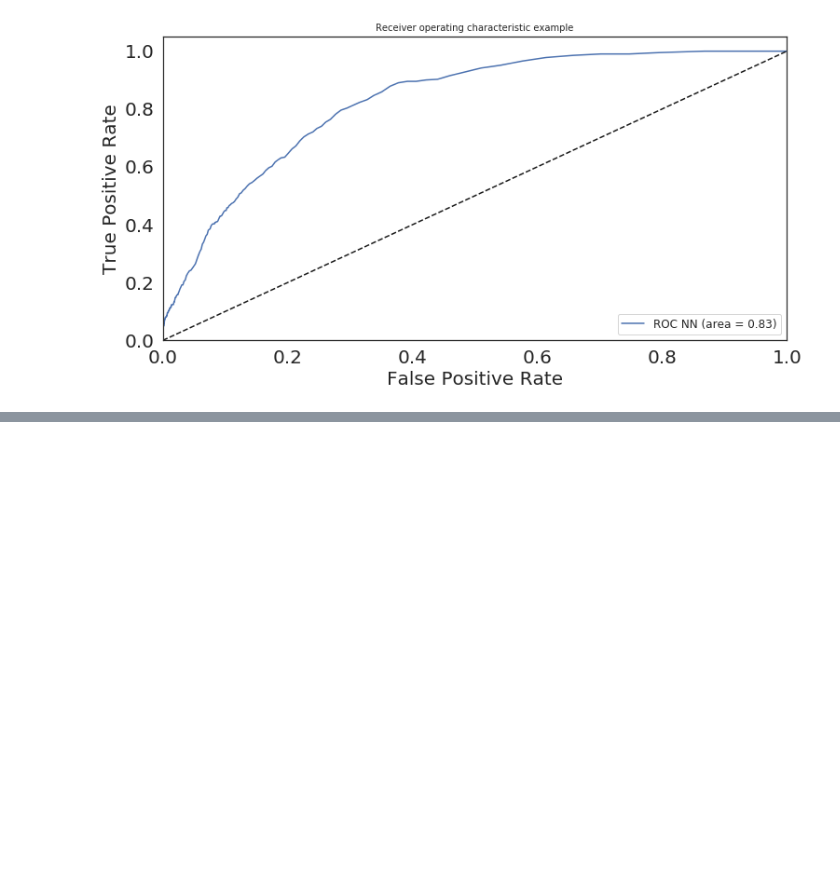
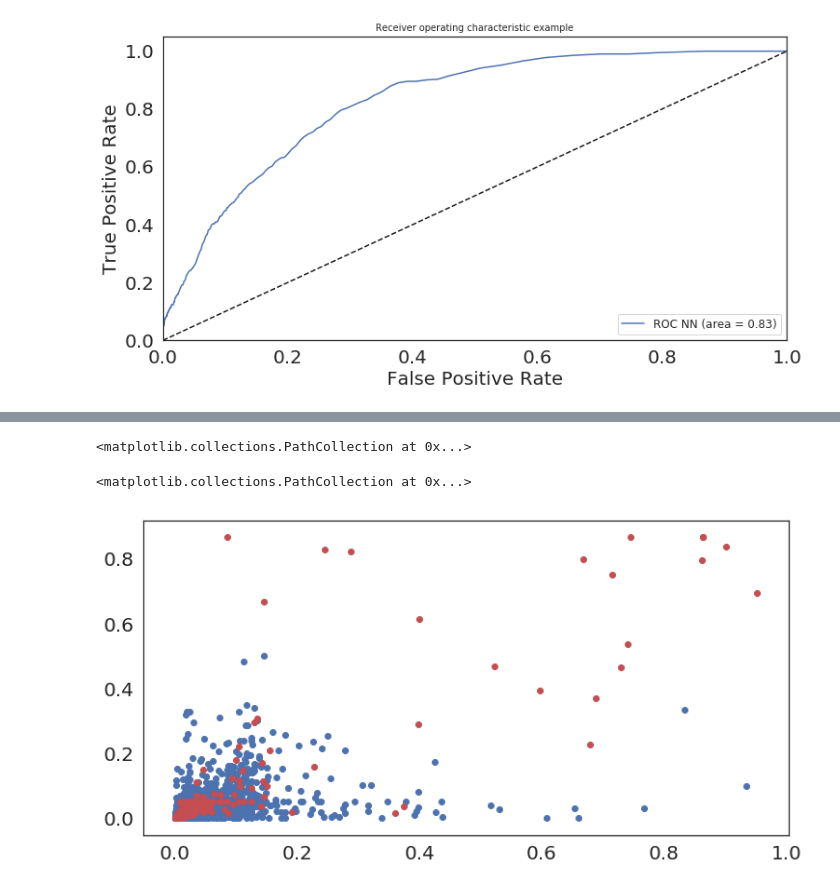
Before and after one commit to abraham314/glmcrd, a Jupyter notebook: mlp-Copy1.ipynb, the cells around one changed output, grey strips where cells are left out. Saved outputs shown, nothing was run; the diff lists cells and outputs as text; code cells hidden in the pictures; blank space fills up the shorter version.

```diff
--- a/mlp-Copy1.ipynb
+++ b/mlp-Copy1.ipynb
@@ -200,0 +270,7 @@ Text(0.5,1,'Receiver operating characteristic example')
+# %%
+plt.scatter(proba[yaux_test==0], proba2[yaux_test==0], label='Class 0')
+plt.scatter(proba[yaux_test==1], proba2[yaux_test==1],color='r', label='Class 1')
+# %% [output]
+<matplotlib.collections.PathCollection at 0x...>
+<matplotlib.collections.PathCollection at 0x...>
+[figure, added]
```
Also changed, not shown: parts of 11 cells of this notebook.
